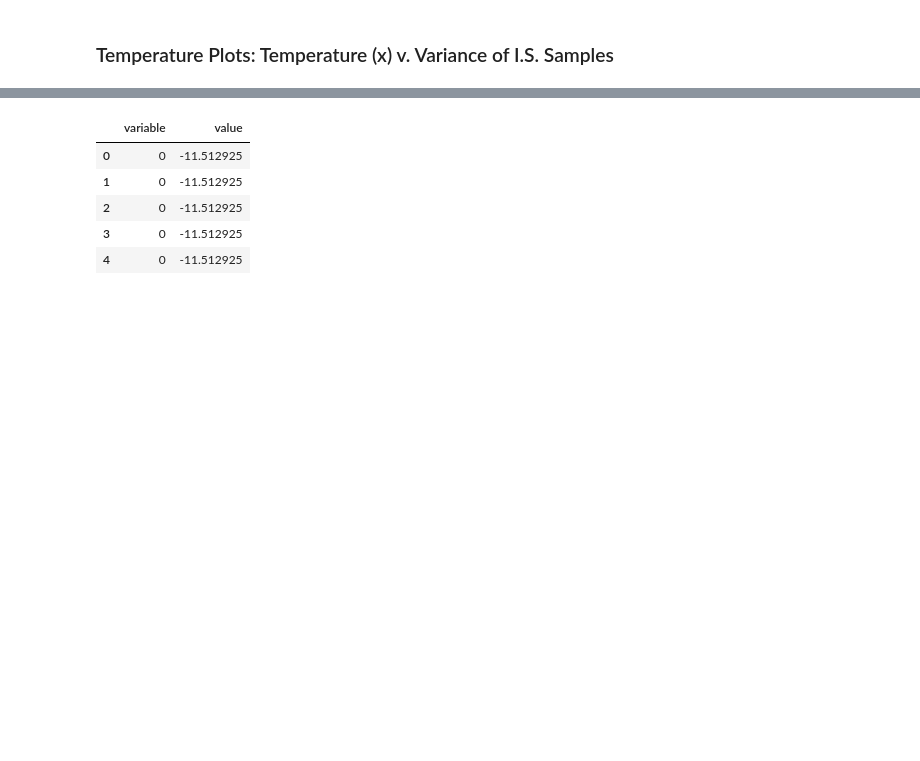
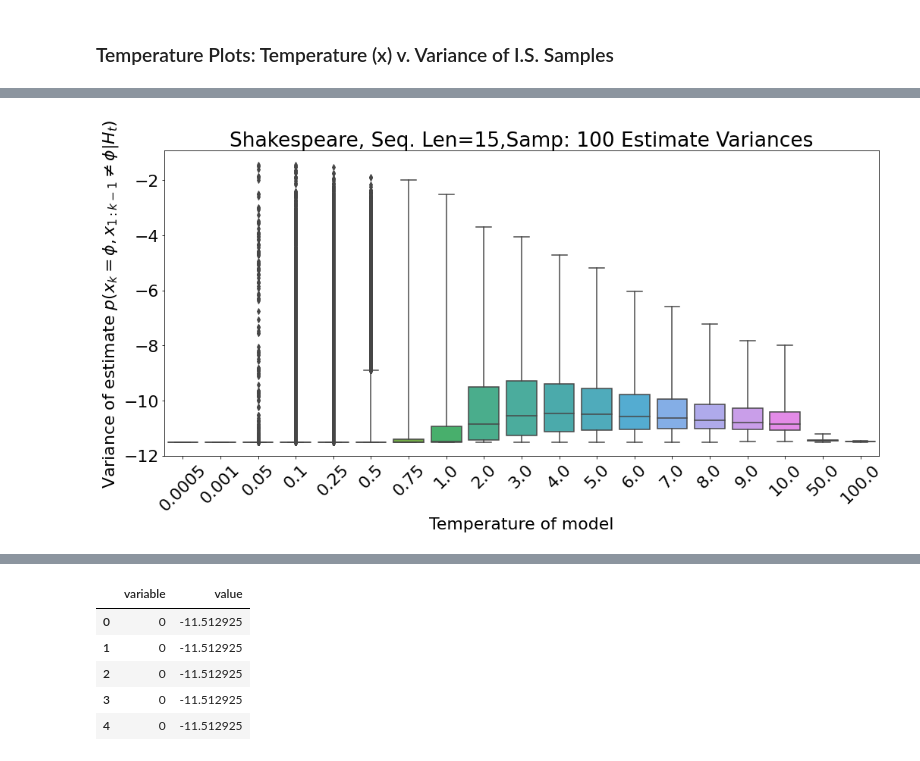
Before and after one commit to vshah99/prob_seq_queries_nnproject, a Jupyter notebook: notebooks/temperature_variance_ablation.ipynb, the cells around one changed output, grey strips where cells are left out. Drawn from its saved outputs; the diff is of its cells as text; code cells hidden in the pictures; blank space fills up the shorter version.

```diff
--- a/notebooks/temperature_variance_ablation.ipynb
+++ b/notebooks/temperature_variance_ablation.ipynb
@@ -62,0 +102,6 @@ df.shape
+# %%
+df.value += 1e-5
+df['value'] = np.log(df.value)
+# df['value'] = np.log(df.value + 1e-2)
+df.head()
+# df.shape
@@ -62,0 +115,13 @@ df.shape
+# %%
+import matplotlib
+matplotlib.rcParams.update({'font.size': 22})
+fig,ax = plt.subplots(figsize=(15,8))
+sns.boxplot(x=df.variable, y=df.value,whis = 10000.0)
+ax.set_xticklabels(temps)
+plt.xlabel("Temperature of model")
+plt.ylabel(r"Variance of estimate $p(x_k = \phi, x_{1:k-1} \neq \phi|H_t)$")
+plt.title("Shakespeare, Seq. Len=15,Samp: 100 Estimate Variances")
+plt.xticks(rotation=45)
+plt.tight_layout()
+# %% [output]
+[figure, added]
```
Also changed, not shown: parts of 18 cells of this notebook, 18 other files.
